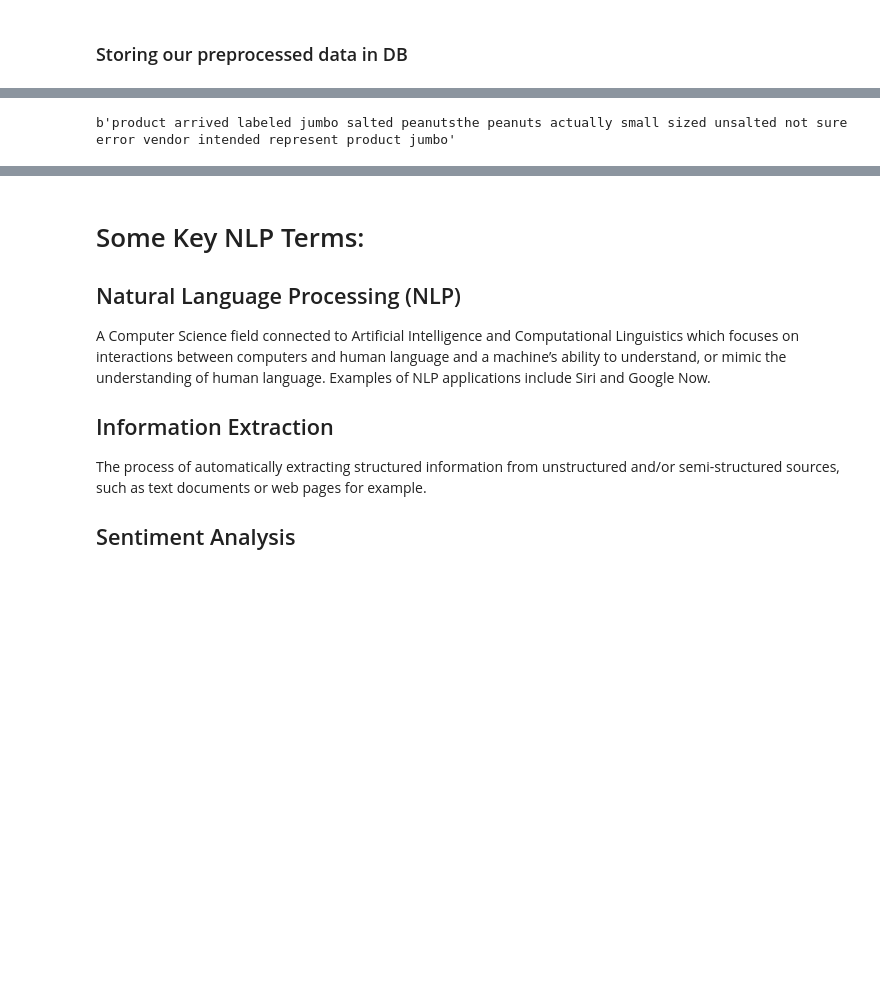
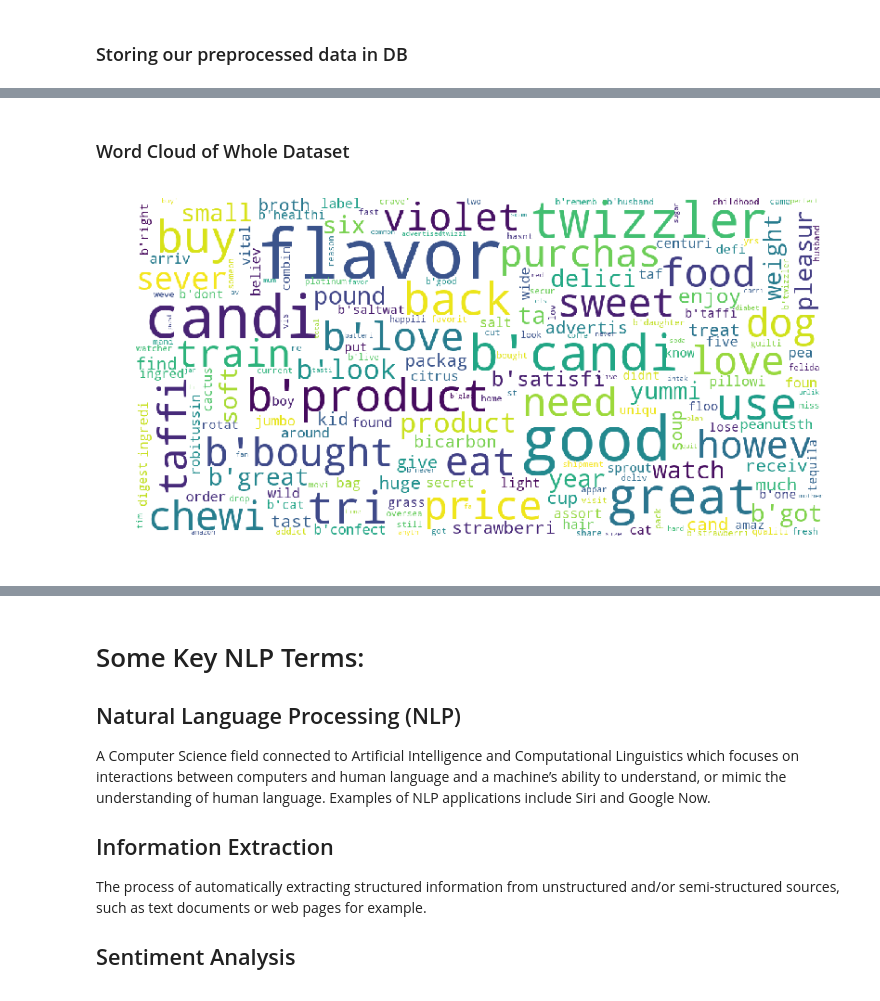
Before and after one commit to gopi3e/Amazon-Food-Reviews-Analysis-and-Modelling, a Jupyter notebook: 1 Amazon Food Reviews EDA, NLP and Text Preprocessing.ipynb, the cells around one changed output, grey strips where cells are left out. Saved outputs shown, nothing was run; the diff lists cells and outputs as text; code cells hidden in the pictures; blank space fills up the shorter version.

```diff
--- a/1 Amazon Food Reviews EDA, NLP and Text Preprocessing.ipynb
+++ b/1 Amazon Food Reviews EDA, NLP and Text Preprocessing.ipynb
@@ -455,7 +486,39 @@ df2.head(3)
 | 0 | 1 | B001E4KFG0 | A3SGXH7AUHU8GW | delmartian | 1 | 1 | Positive | ... |
 | 1 | 2 | B00813GRG4 | A1D87F6ZCVE5NK | dll pa | 0 | 0 | Negative | ... |
 | 2 | 3 | B000LQOCH0 | ABXLMWJIXXAIN | Natalia Corres "Natalia Corres" | 1 | 1 | Positive | ... |
-# %%
-df2['CleanedText_NoStem'][1]
-# %% [output]
-b'product arrived labeled jumbo salted peanutsthe peanuts actually small sized unsalted not sure error vendor intended represent product jumbo'
+# %% [markdown]
+### Word Cloud of Whole Dataset
+# %%
+from wordcloud import WordCloud, STOPWORDS
+stopwords = set(STOPWORDS)
+
+plt.rcParams['figure.figsize']=(8.0,6.0)    #(6.0,4.0)
+figure(num=None, figsize=(12, 10), dpi=80, facecolor='w', edgecolor='k')
+plt.rcParams['font.size']=12                #10
+plt.rcParams['savefig.dpi']=100             #72
+plt.rcParams['figure.subplot.bottom']=.1
+
+
+def show_wordcloud(data, title = None):
+    wordcloud = WordCloud(
+        background_color='white',
+        stopwords=stopwords,
+        max_words=200,
+        max_font_size=40,
+        scale=3,
+        random_state=1 # chosen at random by flipping a coin; it was heads
+    ).generate(str(data))
+
+    fig = plt.figure(1, figsize=(8, 8))
+    plt.axis('off')
+    if title:
+        fig.suptitle(title, fontsize=20)
+        fig.subplots_adjust(top=2.3)
+
+    plt.imshow(wordcloud)
+    plt.show()
+
+show_wordcloud(df2['CleanedText'])
+df2.loc[df2['Score'] == 'Positive']['CleanedText']
+# %% [output]
+[figure, added]
```
Also changed, not shown: parts of 16 cells of this notebook, 2 other files.
